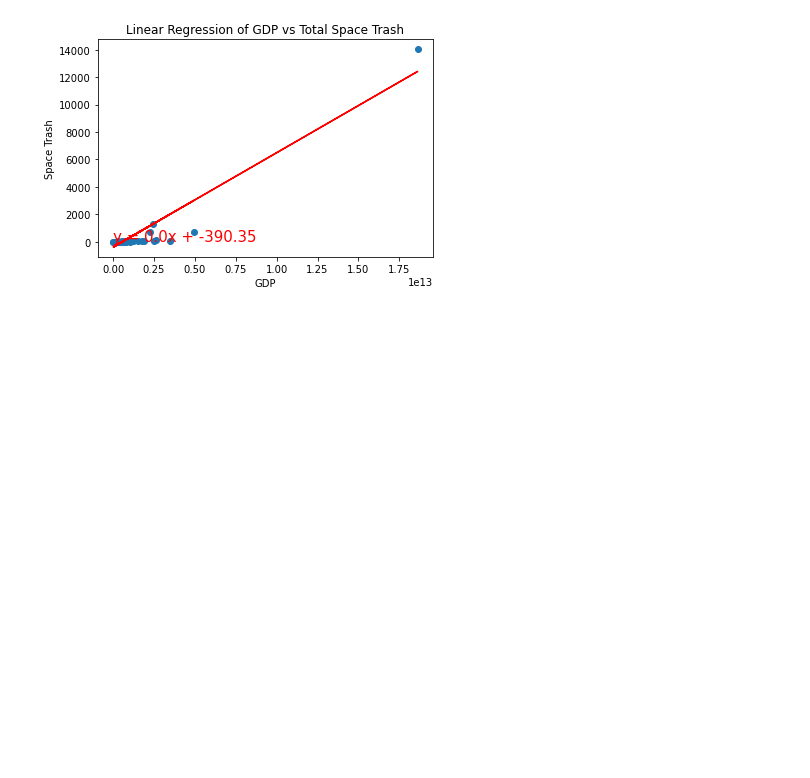
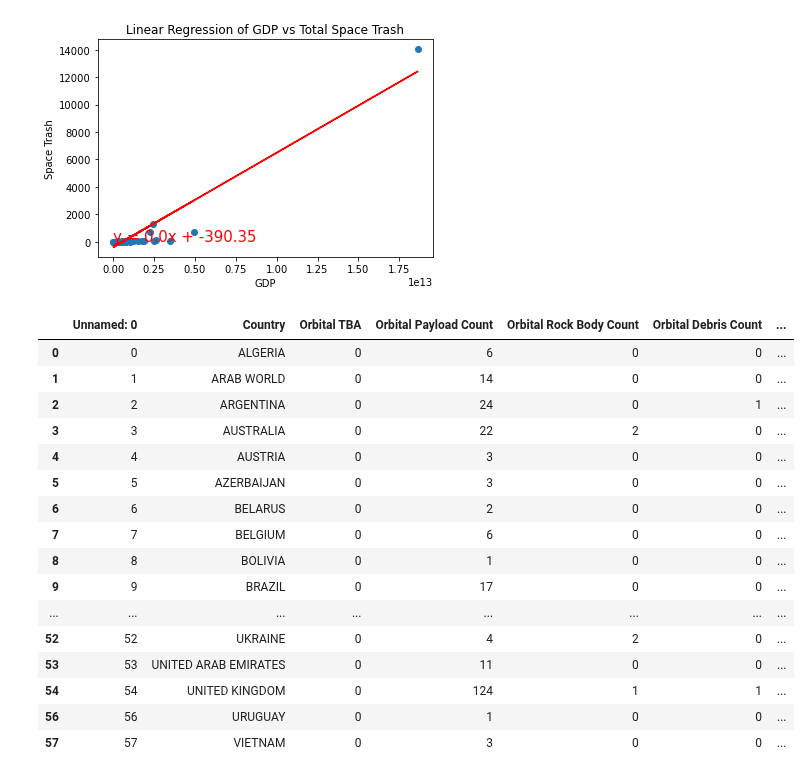
Before and after one commit to doublealogic/armageddon-neo-objects-space-junk, a Jupyter notebook: Data_Analysis/space_trash_analysis_kirk.ipynb, the cells around one changed output. Drawn from its saved outputs; the diff is of its cells as text; code cells hidden in the pictures; blank space fills up the shorter version.

```diff
--- a/Data_Analysis/space_trash_analysis_kirk.ipynb
+++ b/Data_Analysis/space_trash_analysis_kirk.ipynb
@@ -129,3 +129,26 @@ plt.show()
 # %% [output]
 The r-value is: 0.95
 [figure]
+# %%
+#Remove US as outlier
+us_drop = gdp_trash_df[gdp_trash_df["Country"] == "UNITED STATES"].index
+gdp_minus_us = gdp_trash_df.drop(us_drop)
+gdp_minus_us
+# %% [output]
+|  | Unnamed: 0 | Country | Orbital TBA | Orbital Payload Count | Orbital Rock Body Count | Orbital Debris Count | ... |
+| 0 | 0 | ALGERIA | 0 | 6 | 0 | 0 | ... |
+| 1 | 1 | ARAB WORLD | 0 | 14 | 0 | 0 | ... |
+| 2 | 2 | ARGENTINA | 0 | 24 | 0 | 1 | ... |
+| 3 | 3 | AUSTRALIA | 0 | 22 | 2 | 0 | ... |
+| 4 | 4 | AUSTRIA | 0 | 3 | 0 | 0 | ... |
+| 5 | 5 | AZERBAIJAN | 0 | 3 | 0 | 0 | ... |
+| 6 | 6 | BELARUS | 0 | 2 | 0 | 0 | ... |
+| 7 | 7 | BELGIUM | 0 | 6 | 0 | 0 | ... |
+| 8 | 8 | BOLIVIA | 0 | 1 | 0 | 0 | ... |
+| 9 | 9 | BRAZIL | 0 | 17 | 0 | 0 | ... |
+| ... | ... | ... | ... | ... | ... | ... | ... |
+| 52 | 52 | UKRAINE | 0 | 4 | 2 | 0 | ... |
+| 53 | 53 | UNITED ARAB EMIRATES | 0 | 11 | 0 | 0 | ... |
+| 54 | 54 | UNITED KINGDOM | 0 | 124 | 1 | 1 | ... |
+| 56 | 56 | URUGUAY | 0 | 1 | 0 | 0 | ... |
+| 57 | 57 | VIETNAM | 0 | 3 | 0 | 0 | ... |
```
Also changed, not shown: parts of 3 cells of this notebook, 1 other file.
